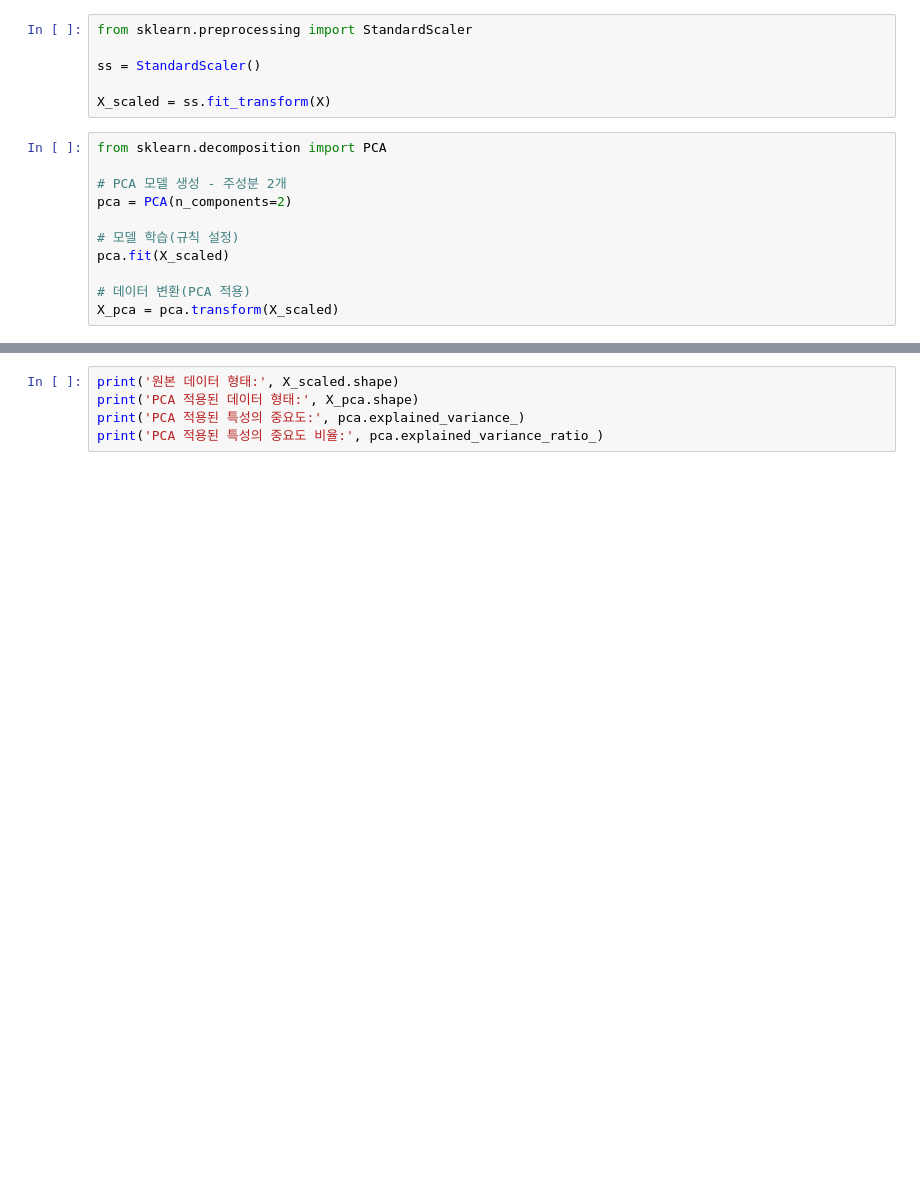
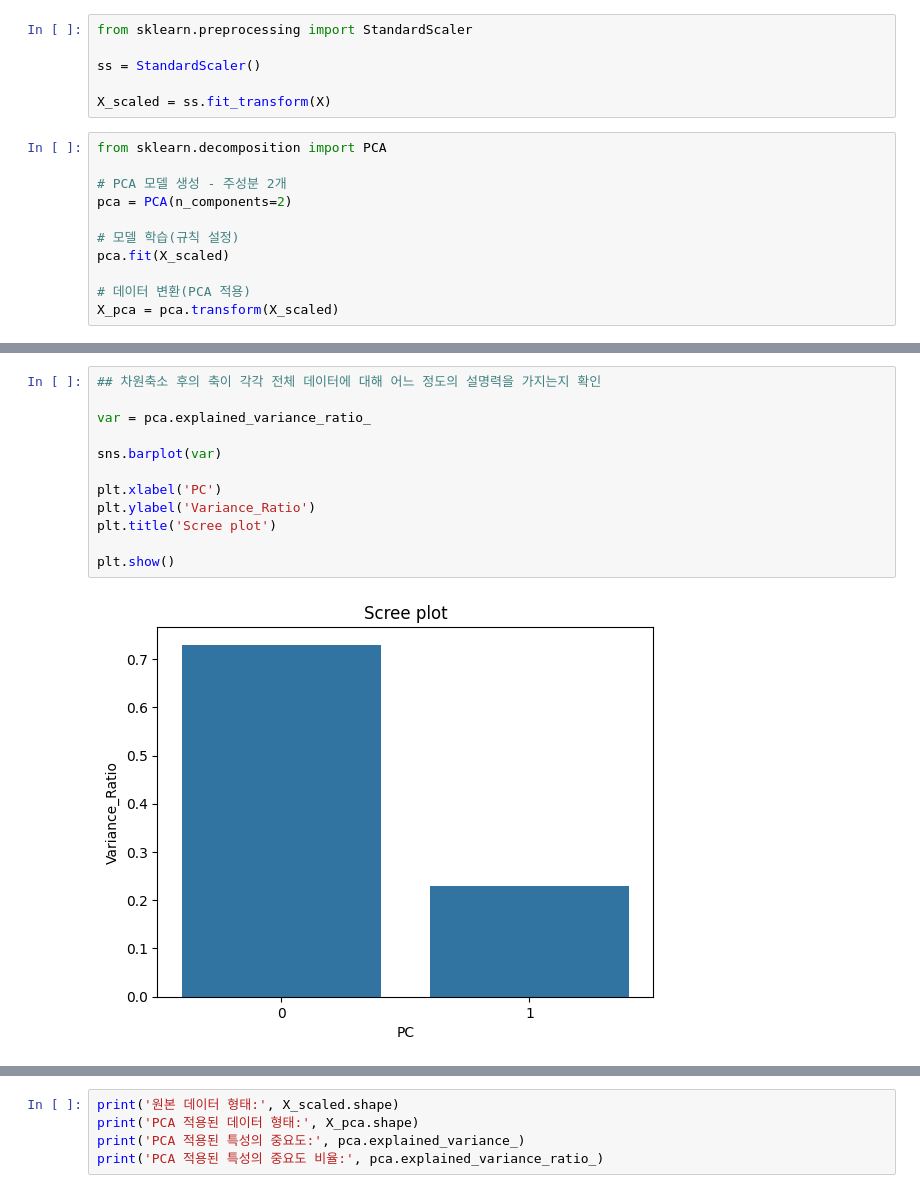
Before and after one commit to Hyunsoo-Ryan-Lee/ML_Lecture, a Jupyter notebook: 02.PreProcess/8.차원축소.ipynb, the cells around one changed output, grey strips where cells are left out. Cells and saved outputs as stored; diff of their text form; blank space fills up the shorter version.

```diff
--- a/02.PreProcess/8.차원축소.ipynb
+++ b/02.PreProcess/8.차원축소.ipynb
@@ -65,0 +77,14 @@ X_pca = pca.transform(X_scaled)
+# %%
+## 차원축소 후의 축이 각각 전체 데이터에 대해 어느 정도의 설명력을 가지는지 확인
+
+var = pca.explained_variance_ratio_
+
+sns.barplot(var)
+
+plt.xlabel('PC')
+plt.ylabel('Variance_Ratio')
+plt.title('Scree plot')
+
+plt.show()
+# %% [output]
+[figure, added]
```
Also changed, not shown: parts of 2 cells of this notebook, 5 other files.
